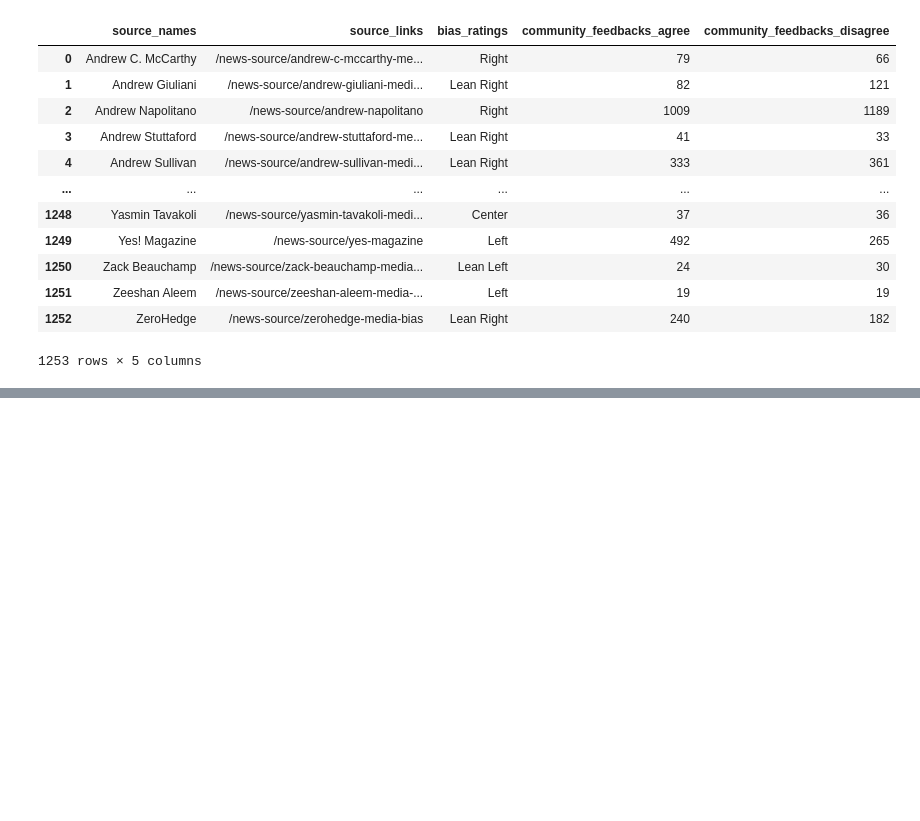
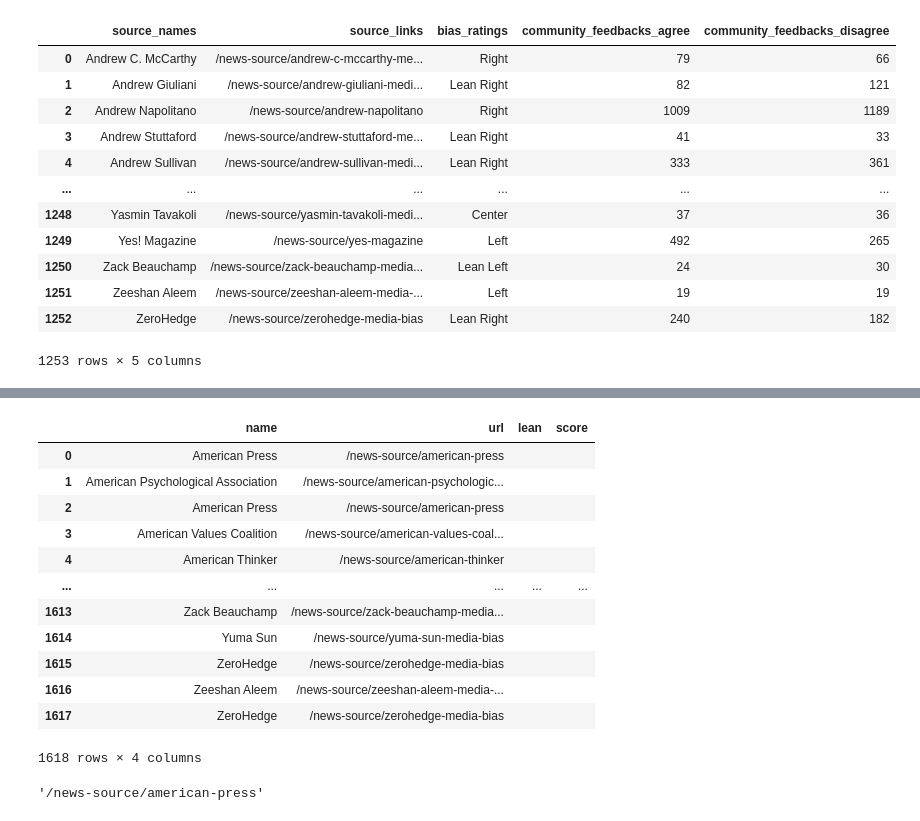
Before and after one commit to yeahjack/TwitterLeanAnalysis, a Jupyter notebook: RatingScrapers/RatingScraper_Continuous.ipynb, the cells around one changed output, grey strips where cells are left out. Cells and saved outputs as stored; diff of their text form; code cells hidden in the pictures; blank space fills up the shorter version.

Commit message:
update ratingscraper and data

```diff
--- a/RatingScrapers/RatingScraper_Continuous.ipynb
+++ b/RatingScrapers/RatingScraper_Continuous.ipynb
@@ -35,0 +66,13 @@ soup
+# %%
+odd_url_first = soup.find('tr', {'class':'odd views-row-first'}).find('td', {'class':'views-field views-field-title source-title'}).a['href']
+odd_name_first = soup.find('tr', {'class':'odd views-row-first'}).find('td', {'class':'views-field views-field-title source-title'}).text.strip()
+# %%
+even_url_list = [element.find('td', {'class':'views-field views-field-title source-title'}).a['href'] for element in soup.find_all('tr',{'class':'even'})]
+odd_url_list = [element.find('td', {'class':'views-field views-field-title source-title'}).a['href'] for element in soup.find_all('tr',{'class':'odd'})]
+even_url_last = soup.find('tr', {'class':'even views-row-last'}).find('td', {'class':'views-field views-field-title source-title'}).a['href']
+even_name_list = [element.find('td', {'class':'views-field views-field-title source-title'}).text.strip() for element in soup.find_all('tr',{'class':'even'})]
+odd_name_list = [element.find('td', {'class':'views-field views-field-title source-title'}).text.strip() for element in soup.find_all('tr',{'class':'odd'})]
+even_name_last = soup.find('tr', {'class':'even views-row-last'}).find('td', {'class':'views-field views-field-title source-title'}).text.strip()
+# %%
+urls = [odd_url_first] + [x for pair in zip(even_url_list, odd_url_list) for x in pair] + [even_url_last]
+names = [odd_name_first] + [x for pair in zip(even_name_list, odd_name_list) for x in pair] + [even_name_last]
@@ -35,0 +146,22 @@ soup
+# %%
+data = pd.DataFrame({'name':names_list, 'url':urls_list, 'lean': '', 'score': ''})
+# %%
+data
+# %% [output]
+|  | name | url | lean | score |
+| 0 | American Press | /news-source/american-press |  |  |
+| 1 | American Psychological Association | /news-source/american-psychologic... |  |  |
+| 2 | American Press | /news-source/american-press |  |  |
+| 3 | American Values Coalition | /news-source/american-values-coal... |  |  |
+| 4 | American Thinker | /news-source/american-thinker |  |  |
+| ... | ... | ... | ... | ... |
+| 1613 | Zack Beauchamp | /news-source/zack-beauchamp-media... |  |  |
+| 1614 | Yuma Sun | /news-source/yuma-sun-media-bias |  |  |
+| 1615 | ZeroHedge | /news-source/zerohedge-media-bias |  |  |
+| 1616 | Zeeshan Aleem | /news-source/zeeshan-aleem-media-... |  |  |
+| 1617 | ZeroHedge | /news-source/zerohedge-media-bias |  |  |
+1618 rows × 4 columns
+# %%
+data.url[0]
+# %% [output]
+'/news-source/american-press'
```
Also changed, not shown: parts of 23 cells of this notebook, 2 other files.
